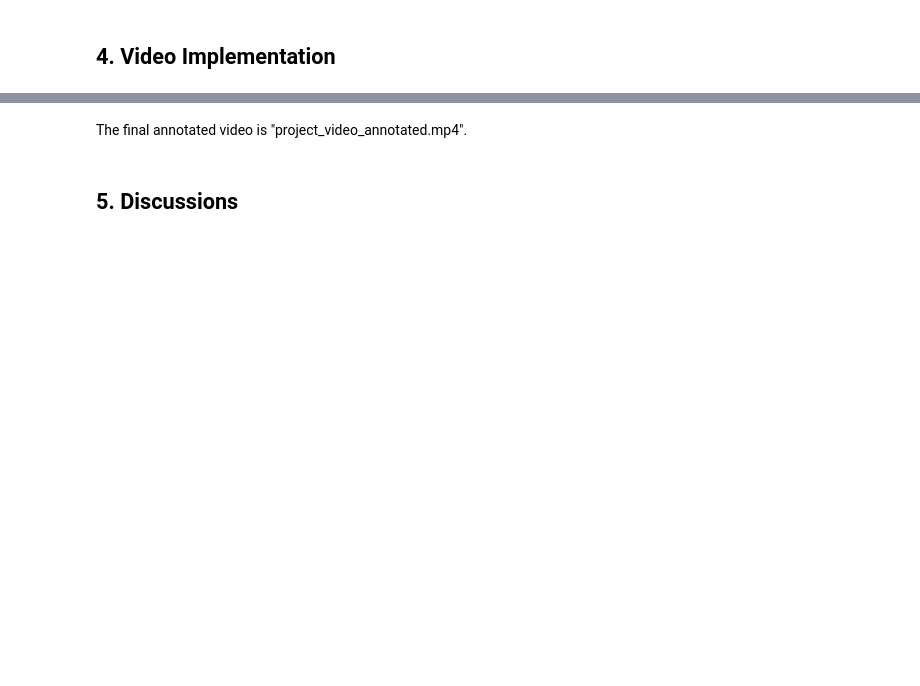
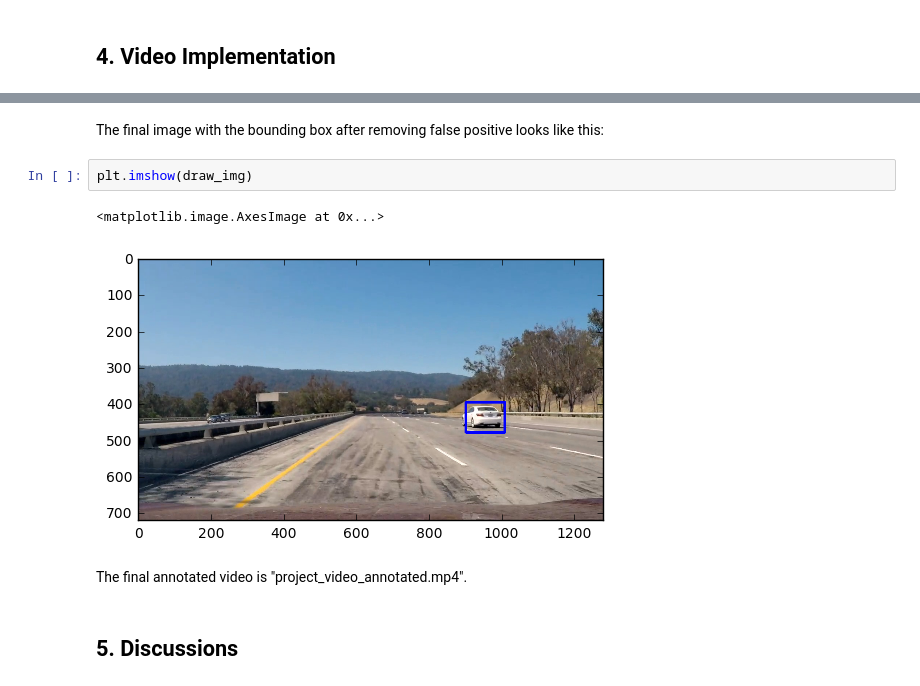
Before and after one commit to itoyjakra/Udacity_CarND, a Jupyter notebook: Term1/Project5/Submission.ipynb, the cells around one changed output, grey strips where cells are left out. Drawn from its saved outputs; the diff is of its cells as text; blank space fills up the shorter version.

```diff
--- a/Term1/Project5/Submission.ipynb
+++ b/Term1/Project5/Submission.ipynb
@@ -53,3 +118,10 @@ The grid search is performed in the function "param_search" under "detect.py". T
+# %% [markdown]
+The final image with the bounding box after removing false positive looks like this:
+# %%
+plt.imshow(draw_img)
+# %% [output]
+<matplotlib.image.AxesImage at 0x...>
+[figure, added]
 # %% [markdown]
 The final annotated video is "project_video_annotated.mp4".
 # %% [markdown]
```
Also changed, not shown: parts of 10 cells of this notebook.
